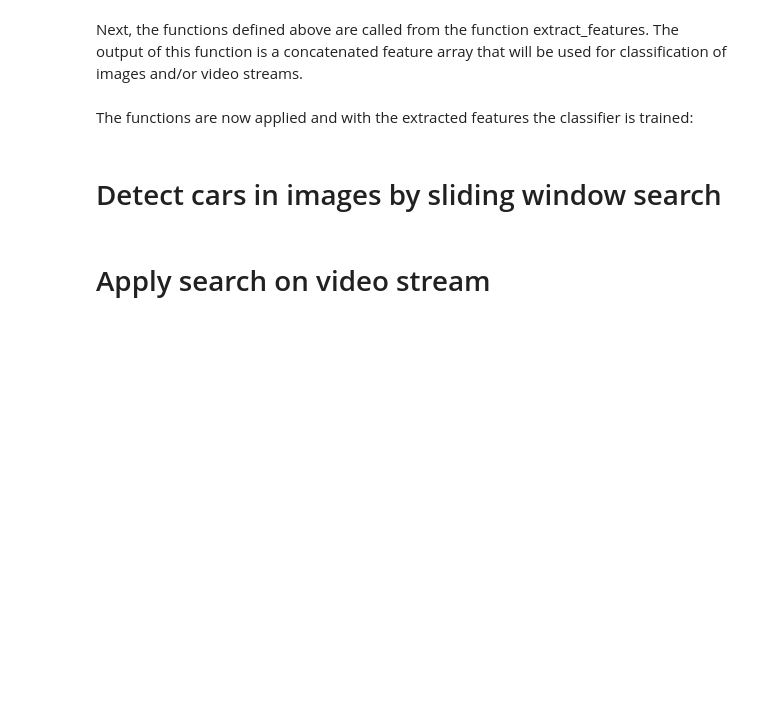
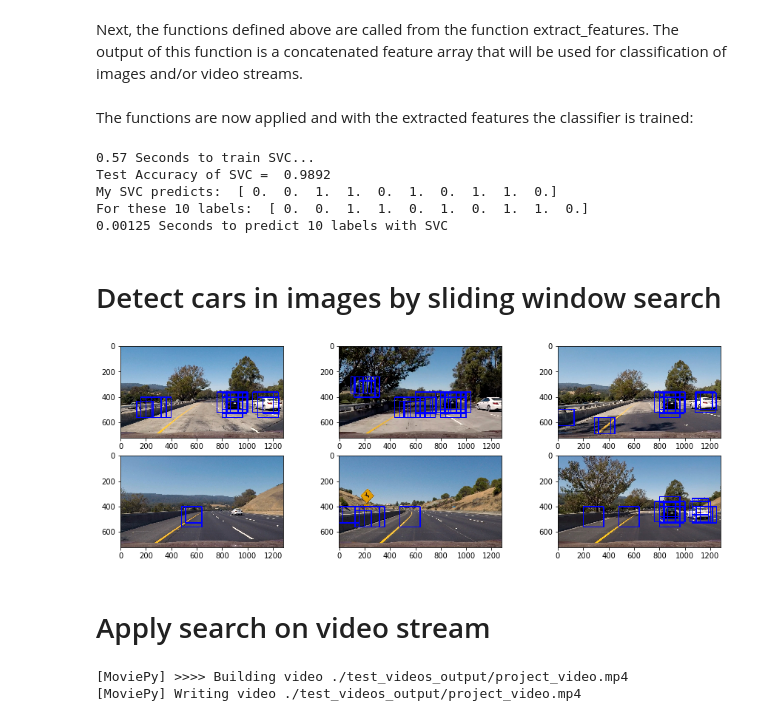
Before and after one commit to markusbrn/CarNDVehicleDetectionP1, a Jupyter notebook: CarNDVehicleDetectionP1.ipynb, the cells around one changed output. Drawn from its saved outputs; the diff is of its cells as text; code cells hidden in the pictures; blank space fills up the shorter version.

```diff
--- a/CarNDVehicleDetectionP1.ipynb
+++ b/CarNDVehicleDetectionP1.ipynb
@@ -253,12 +273,14 @@ rand_state = np.random.randint(0, 100)
 X_train, X_test, y_train, y_test = train_test_split(scaled_X, y, test_size=0.2, random_state=rand_state)
 # %%
 from sklearn.svm import SVC
+from sklearn.svm import LinearSVC
 from sklearn.model_selection import GridSearchCV
 from sklearn.metrics import accuracy_score
 import time
 
 #parameters = {'C':[1, 10]}
-clf = SVC(kernel='linear')
+#clf = SVC(kernel='linear')
+clf = LinearSVC()
 #clf = GridSearchCV(svr, parameters)
 #print(clf.best_params_)
 
@@ -276,20 +298,26 @@ print('My SVC predicts: ', clf.predict(X_test[0:n_predict]))
 print('For these',n_predict, 'labels: ', y_test[0:n_predict])
 t2 = time.time()
 print(round(t2-t, 5), 'Seconds to predict', n_predict,'labels with SVC')
+# %% [output]
+0.57 Seconds to train SVC...
+Test Accuracy of SVC =  0.9892
+My SVC predicts:  [ 0.  0.  1.  1.  0.  1.  0.  1.  1.  0.]
+For these 10 labels:  [ 0.  0.  1.  1.  0.  1.  0.  1.  1.  0.]
+0.00125 Seconds to predict 10 labels with SVC
 # %% [markdown]
 # Detect cars in images by sliding window search
 # %%
 def convert_color(img, cspace='HLS'):
     if cspace == 'HSV':
-        return cv2.cvtColor(img, cv2.COLOR_RGB2HSV)
+        return cv2.cvtColor(img, cv2.COLOR_BGR2HSV)
     elif cspace == 'LUV':
-        return cv2.cvtColor(img, cv2.COLOR_RGB2LUV)
+        return cv2.cvtColor(img, cv2.COLOR_BGR2LUV)
     elif cspace == 'HLS':
-        return cv2.cvtColor(img, cv2.COLOR_RGB2HLS)
+        return cv2.cvtColor(img, cv2.COLOR_BGR2HLS)
     elif cspace == 'YUV':
-        return cv2.cvtColor(img, cv2.COLOR_RGB2YUV)
+        return cv2.cvtColor(img, cv2.COLOR_BGR2YUV)
     elif cspace == 'YCrCb':
-        return cv2.cvtColor(img, cv2.COLOR_RGB2YCrCb)
+        return cv2.cvtColor(img, cv2.COLOR_BGR2YCrCb)
     else: print('no admissible colorspace selected')
 
 # Define a single function that can extract features using hog sub-sampling and make predictions
@@ -302,14 +330,13 @@ def find_cars(img, ystart, ystop, scale,
     draw_img = np.copy(img)
 
     img_tosearch = img[ystart:ystop,:,:]
-    ctrans_tosearch = convert_color(img_tosearch, cspace='YCrCb')
     if scale != 1:
-        imshape = ctrans_tosearch.shape
-        ctrans_tosearch = cv2.resize(ctrans_tosearch, (np.int(imshape[1]/scale), np.int(imshape[0]/scale)))
+        imshape = img_tosearch.shape
+        img_tosearch = cv2.resize(img_tosearch, (np.int(imshape[1]/scale), np.int(imshape[0]/scale)))
 
-    ch1 = ctrans_tosearch[:,:,0]
-    ch2 = ctrans_tosearch[:,:,1]
-    ch3 = ctrans_tosearch[:,:,2]
+    ch1 = img_tosearch[:,:,0]
+    ch2 = img_tosearch[:,:,1]
+    ch3 = img_tosearch[:,:,2]
 
     # Define blocks and steps as above
     nxblocks = (ch1.shape[1] // pix_per_cell) - cell_per_block + 1
@@ -343,7 +370,8 @@ def find_cars(img, ystart, ystop, scale,
             ytop = ypos*pix_per_cell
 
             # Extract the image patch
-            subimg = cv2.resize(ctrans_tosearch[ytop:ytop+window, xleft:xleft+window], (64,64))
+            #subimg = cv2.resize(ctrans_tosearch[ytop:ytop+window, xleft:xleft+window], (64,64))
+            subimg = img_tosearch[ytop:ytop+window, xleft:xleft+window]
 
             # Get color features
             spatial_features = bin_spatial(subimg, size=(spatial_size,spatial_size))
@@ -352,7 +380,7 @@ def find_cars(img, ystart, ystop, scale,
             # Scale features and make a prediction
             features = ((np.concatenate((spatial_features, hist_features, hog_features))).reshape(1,-1)).astype(np.float64)
             features_scaled = X_scaler.transform(features)
-            #test_features = X_scaler.transform(np.hstack((shape_feat, hist_feat)).reshape(1, -1))
+            #features_scaled = X_scaler.transform(np.hstack((spatial_features, hist_features)).reshape(1, -1))
             test_prediction = clf.predict(features_scaled)
 
             if test_prediction == 1:
@@ -373,21 +401,28 @@ def draw_boxes(img, bboxes, color=(0, 0, 255), thick=6):
 # %%
 imgstrs = glob.glob('./test_images/*.jpg')
 
 plt.figure(figsize=(15,5))
 i=0
 for imgstr in imgstrs:
-    img = mpimg.imread(imgstr)
+    img = cv2.imread(imgstr)
+    s_img = convert_color(img, cspace='YCrCb')
     i=i+1
     plt.subplot(2,3,i)
-    bboxes1 = find_cars(img, np.int(img.shape[0]*(1/3)), np.int(img.shape[0]*(5/6)), 1.,
+    bboxes1 = []
+    bboxes2 = []
+    bboxes3 = []
+    #bboxes1 = find_cars(s_img, np.int(img.shape[0]*(1/2)), np.int(img.shape[0]*(2/3)), 1.,
+    #                    clf, X_scaler)
+    bboxes2 = find_cars(s_img, np.int(img.shape[0]*(1/3)), np.int(img.shape[0]), 2.,
                         clf, X_scaler)
-    bboxes2 = find_cars(img, np.int(img.shape[0]*(1/3)), np.int(img.shape[0]), 2.,
-                        clf, X_scaler)
-    bboxes3 = find_cars(img, np.int(img.shape[0]*(1/3)), np.int(img.shape[0]), 2.5,
+    bboxes3 = find_cars(s_img, np.int(img.shape[0]*(1/3)), np.int(img.shape[0]), 2.5,
                         clf, X_scaler)
     bboxes = bboxes1+bboxes2+bboxes3
-    img_det = draw_boxes(img,bboxes)
+
+    img_det = draw_boxes(cv2.cvtColor(img, cv2.COLOR_BGR2RGB),bboxes)
     plt.imshow(img_det)
+# %% [output]
+[figure, added]
 # %% [markdown]
 # Apply search on video stream
 # %%
@@ -406,7 +469,10 @@ def process_image(img):
     img_det = draw_boxes(img,bboxes)
     return img_det
 # %%
-video_output = './test_videos_output/test_video.mp4'
-video_input = VideoFileClip("./test_videos_input/test_video.mp4")
+video_output = './test_videos_output/project_video.mp4'
+video_input = VideoFileClip("./test_videos_input/project_video.mp4")
 clip = video_input.fl_image(process_image)#.subclip(0,5) #NOTE: this function expects color images!!
 %time clip.write_videofile(video_output, audio=False)
+# %% [output]
+[MoviePy] >>>> Building video ./test_videos_output/project_video.mp4
+[MoviePy] Writing video ./test_videos_output/project_video.mp4
```
Also changed, not shown: parts of 8 cells of this notebook.
